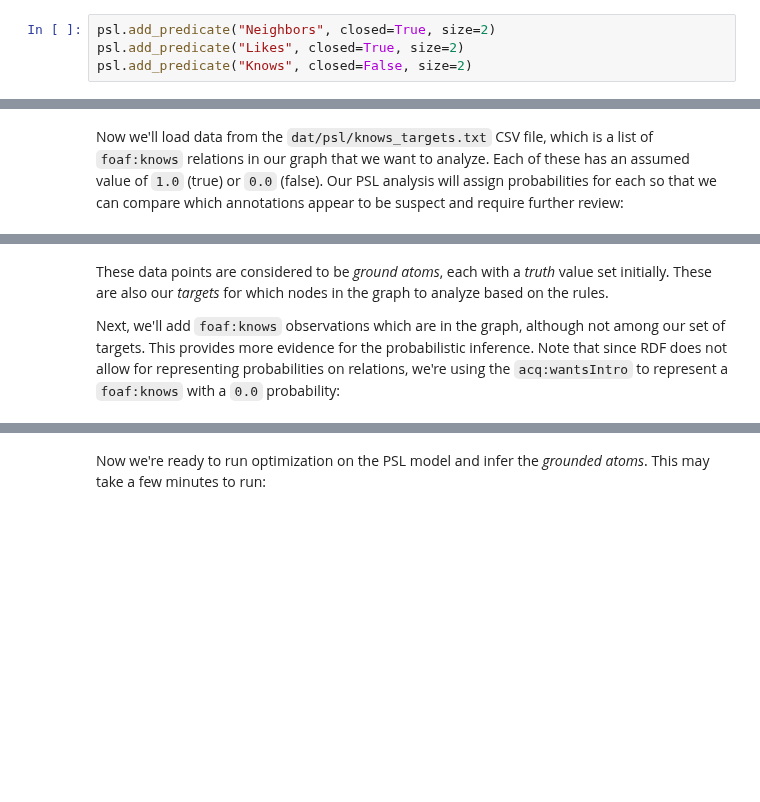
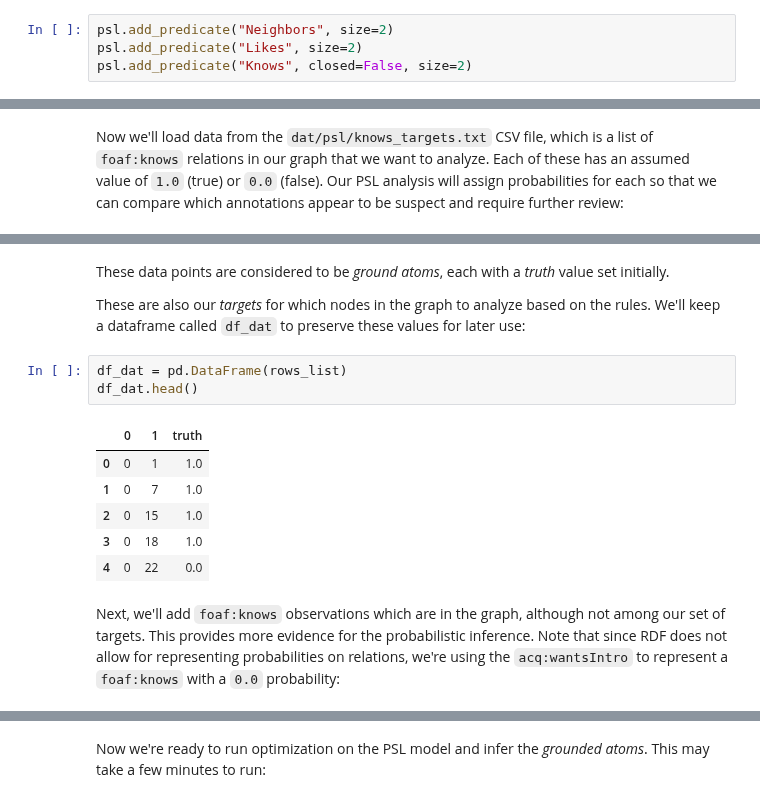
Before and after one commit to DerwenAI/kglab, a Jupyter notebook: wip/wip_psl.ipynb, the cells around one changed output, grey strips where cells are left out. Drawn from its saved outputs; the diff is of its cells as text; blank space fills up the shorter version.

```diff
--- a/wip/wip_psl.ipynb
+++ b/wip/wip_psl.ipynb
@@ -308,8 +315,8 @@ psl = PSLModel(
 # %% [markdown]
 Then add each of the predicates:
 # %%
-psl.add_predicate("Neighbors", closed=True, size=2)
-psl.add_predicate("Likes", closed=True, size=2)
+psl.add_predicate("Neighbors", size=2)
+psl.add_predicate("Likes", size=2)
 psl.add_predicate("Knows", closed=False, size=2)
 # %% [output]
 <__main__.PSLModel at 0x...>
@@ -481,7 +492,19 @@ df_dat = pd.DataFrame(rows_list)
+# %% [markdown]
+These data points are considered to be *ground atoms*, each with a *truth* value set initially.
+
+These are also our *targets* for which nodes in the graph to analyze based on the rules.
+We'll keep a dataframe called `df_dat` to preserve these values for later use:
+# %%
+df_dat = pd.DataFrame(rows_list)
+df_dat.head()
+# %% [output]
+|  | 0 | 1 | truth |
+| 0 | 0 | 1 | 1.0 |
+| 1 | 0 | 7 | 1.0 |
+| 2 | 0 | 15 | 1.0 |
+| 3 | 0 | 18 | 1.0 |
+| 4 | 0 | 22 | 0.0 |
 # %% [markdown]
-These data points are considered to be *ground atoms*, each with a *truth* value set initially.
-These are also our *targets* for which nodes in the graph to analyze based on the rules.
-
 Next, we'll add `foaf:knows` observations which are in the graph, although not among our set of targets.
 This provides more evidence for the probabilistic inference.
 Note that since RDF does not allow for representing probabilities on relations, we're using the `acq:wantsIntro` to represent a `foaf:knows` with a `0.0` probability:
```
Also changed, not shown: parts of 16 cells of this notebook.
